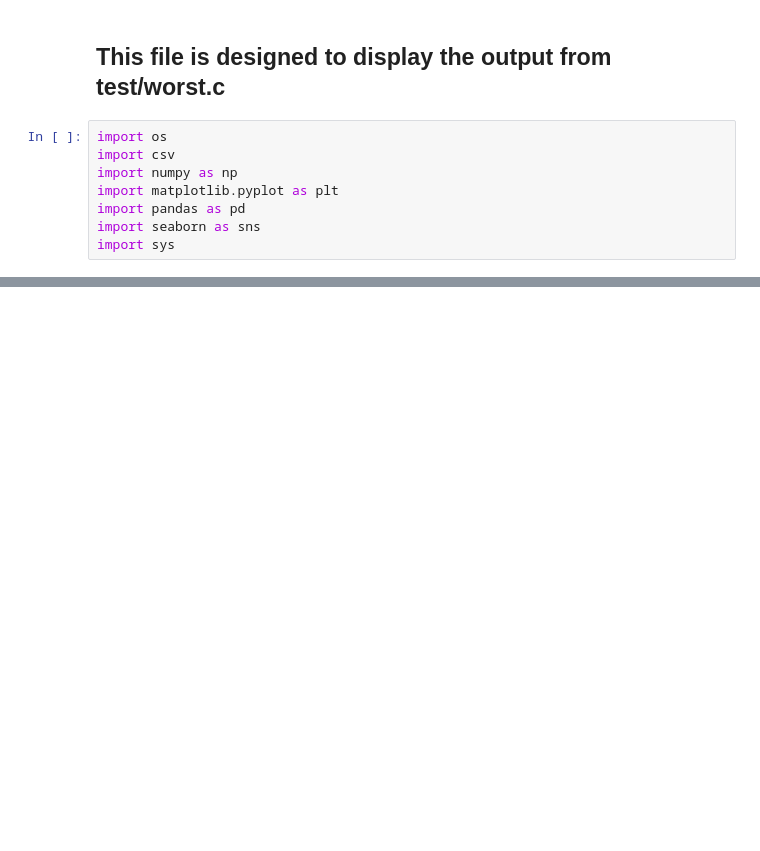
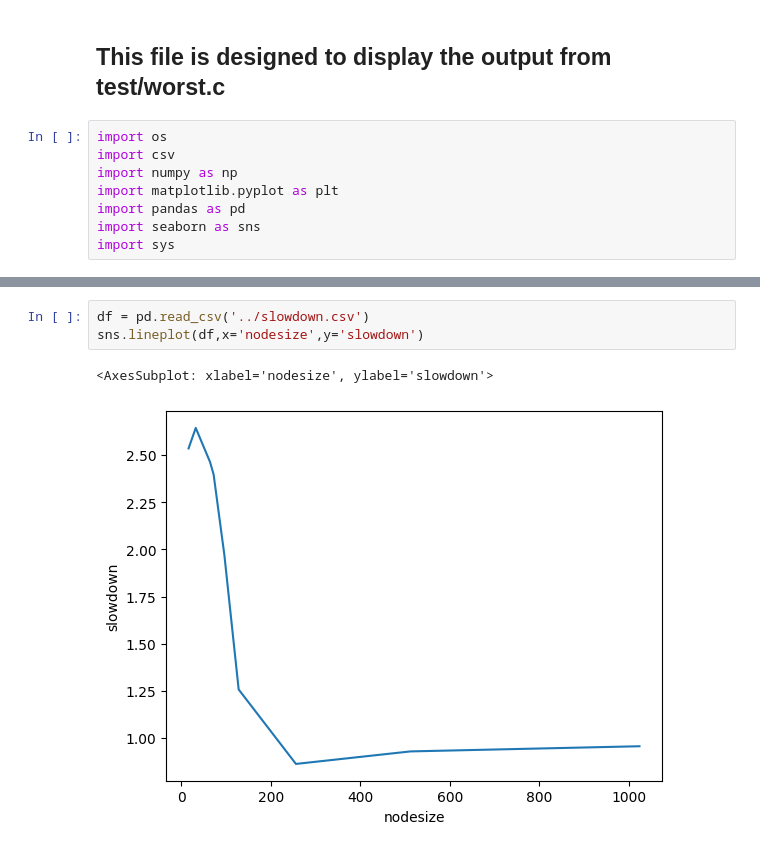
Before and after one commit to nickwanninger/alaska, a Jupyter notebook: tools/worst.ipynb, the cells around one changed output, grey strips where cells are left out. Saved outputs shown, nothing was run; the diff lists cells and outputs as text; blank space fills up the shorter version.

```diff
--- a/tools/worst.ipynb
+++ b/tools/worst.ipynb
@@ -19,0 +25,6 @@ sns.displot(df, kind="kde", fill=True, height=3, aspect=2.5, cut=0, bw_adjust=.4
+# %%
+df = pd.read_csv('../slowdown.csv')
+sns.lineplot(df,x='nodesize',y='slowdown')
+# %% [output]
+<AxesSubplot: xlabel='nodesize', ylabel='slowdown'>
+[figure, added]
```
Also changed, not shown: parts of 1 cell of this notebook, 3 other files.
